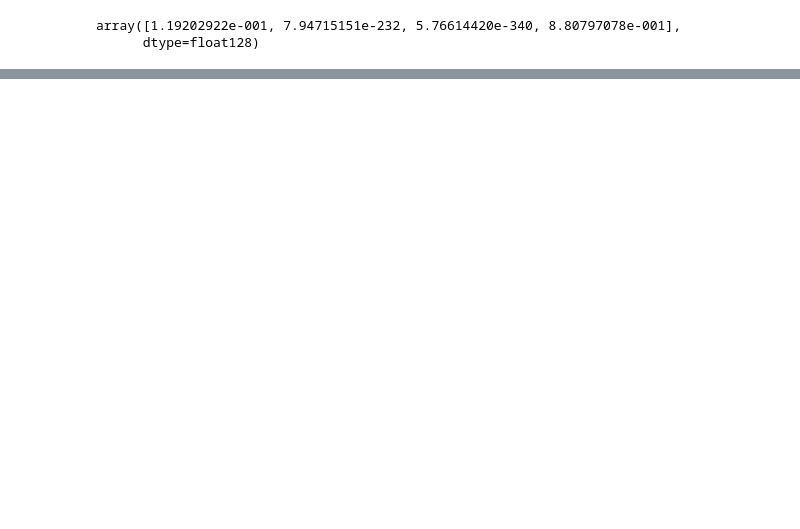
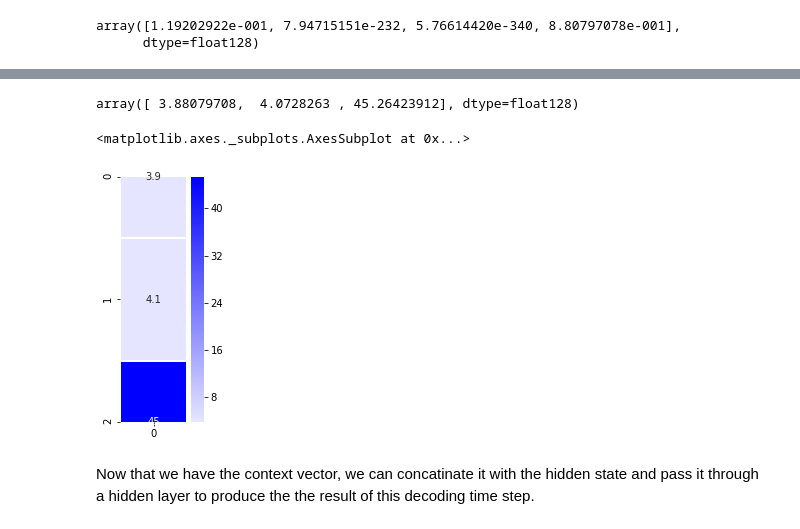
Before and after one commit to puthusseri/Attention, a Jupyter notebook: attention.ipynb, the cells around one changed output, grey strips where cells are left out. Cells and saved outputs as stored; diff of their text form; code cells hidden in the pictures; blank space fills up the shorter version.

```diff
--- a/attention.ipynb
+++ b/attention.ipynb
@@ -89,0 +120,17 @@ array([1.19202922e-001, 7.94715151e-232, 5.76614420e-340, 8.80797078e-001],
+# %%
+def calculate_attention_vector(applied_attention):
+    return np.sum(applied_attention, axis=1)
+
+attention_vector = calculate_attention_vector(applied_attention)
+attention_vector
+# %% [output]
+array([ 3.88079708,  4.0728263 , 45.26423912], dtype=float128)
+# %%
+# Let's visualize the attention context vector
+plt.figure(figsize=(1.5, 4.5))
+sns.heatmap(np.transpose(np.matrix(attention_vector)), annot=True, cmap=sns.light_palette("Blue", as_cmap=True), linewidths=1)
+# %% [output]
+<matplotlib.axes._subplots.AxesSubplot at 0x...>
+[figure, added]
+# %% [markdown]
+Now that we have the context vector, we can concatinate it with the hidden state and pass it through a hidden layer to produce the the result of this decoding time step.
```
Also changed, not shown: parts of 4 cells of this notebook, 1 other file.
